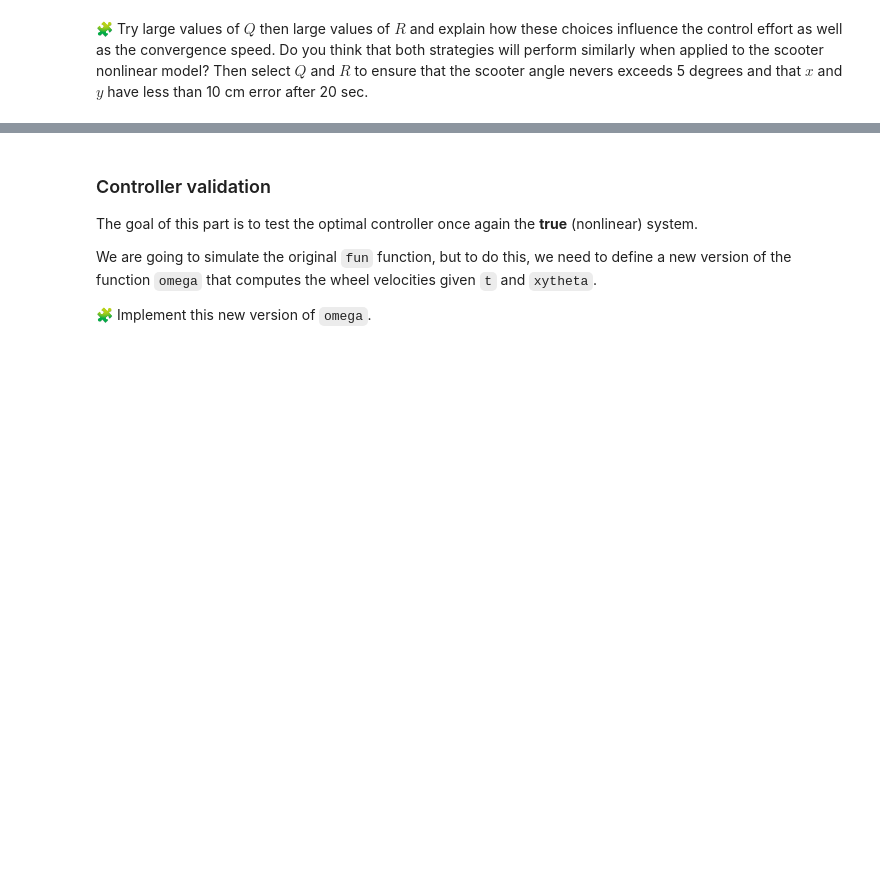
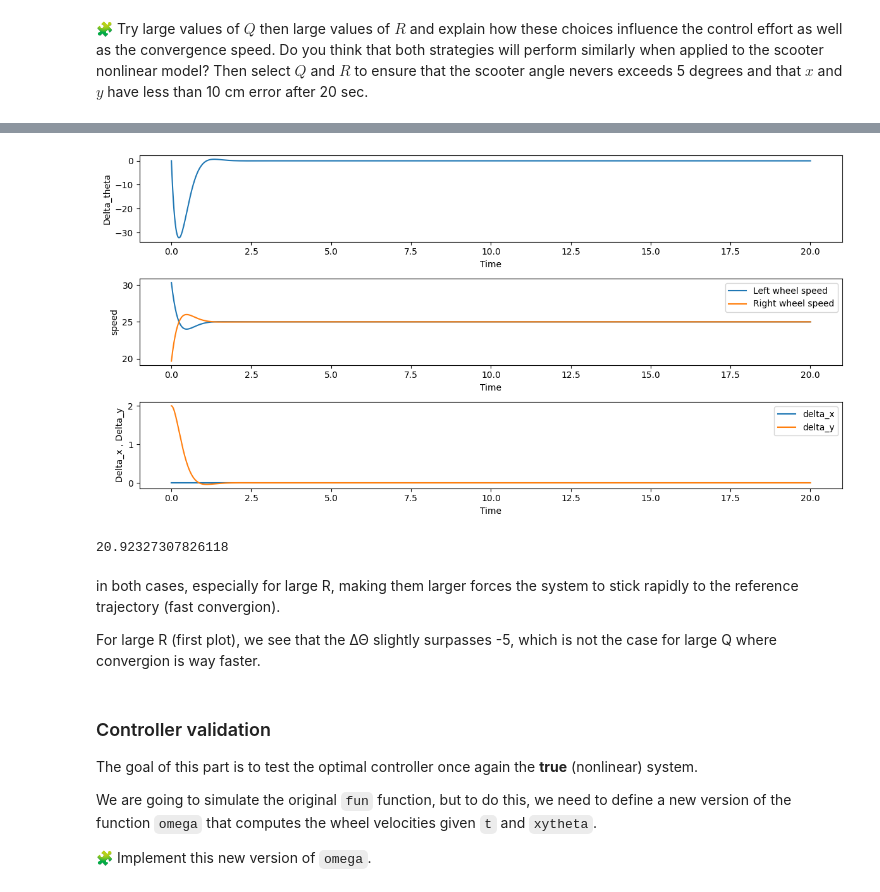
Before and after one commit to ahmedelalaoui142/control-engineering-with-python-project-2023-2024, a Jupyter notebook: NC.ipynb, the cells around one changed output, grey strips where cells are left out. Saved outputs shown, nothing was run; the diff lists cells and outputs as text; code cells hidden in the pictures; blank space fills up the shorter version.

```diff
--- a/NC.ipynb
+++ b/NC.ipynb
@@ -778,3 +858,47 @@ pass
+# %%
+
+temp = solve_continuous_are(A, B,np.diag([70,70,70]), np.diag([1,1])) # large values for Q
+K = np.dot(np.linalg.inv(R0), np.dot(B.T, temp))
+sol = solve_ivp(lin_fun, (0,20), [0, 2, 0] , t_eval=np.linspace(0, 20, 1000)) # solving the eqt
+t = sol.t
+delta_X=sol.y
+delta_x, delta_y, delta_theta = delta_X
+
+dOmega_l,dOmega_r = -K@delta_X
+left_speed=(dOmega_l +v/r)*r*3.6 # converting to Km/h
+right_speed=(dOmega_r +v/r)*r*3.6
+plt.figure(figsize=(12, 6))
+
+plt.subplot(313)
+plt.plot(t, delta_x,label="delta_x")
+plt.plot(t, delta_y,label="delta_y")
+plt.xlabel('Time')
+plt.ylabel('Delta_x , Delta_y')
+plt.legend()
+
+plt.subplot(311)
+plt.plot(t, delta_theta*180/pi) # converting to degrees
+plt.xlabel('Time')
+plt.ylabel('Delta_theta')
+
+plt.subplot(312)
+plt.plot(t, left_speed,label="Left wheel speed")
+plt.plot(t, right_speed,label="Right wheel speed")
+plt.xlabel('Time')
+plt.ylabel('speed')
+
+plt.legend()
+plt.tight_layout()
+plt.show()
+sol = solve_ivp(fun=lin_fun,t_span=[0, 20],y0=[0, 2, 0],dense_output=True,rtol=1e-6,atol=1e-12 )
+Compute_cost(sol.sol)
+# %% [output]
+[figure, added]
+20.92327307826118
+# %% [markdown]
+in both cases, especially for large R, making them larger forces the system to stick rapidly to the reference trajectory (fast convergion).
+
+For large R (first plot), we see that the ΔΘ slightly surpasses -5, which is not the case for large Q where convergion is way faster.
 # %% [markdown]
 ### Controller validation
 
```
Also changed, not shown: parts of 7 cells of this notebook.
